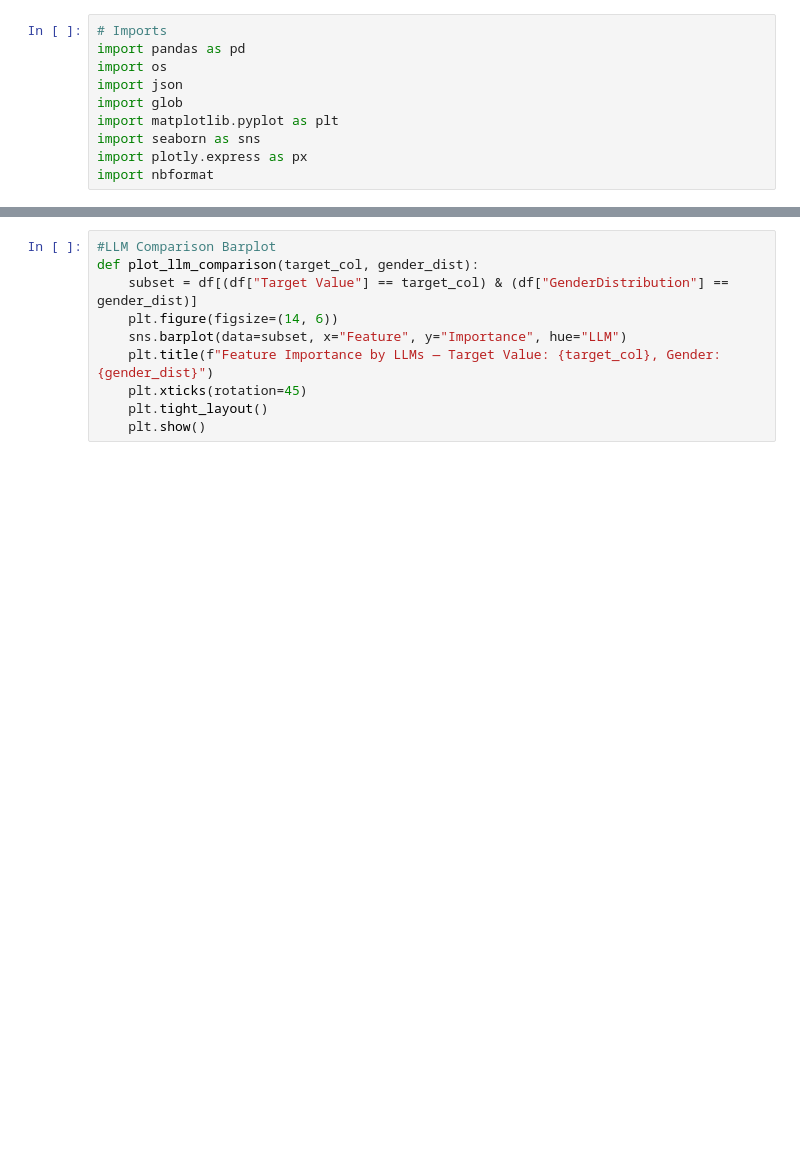
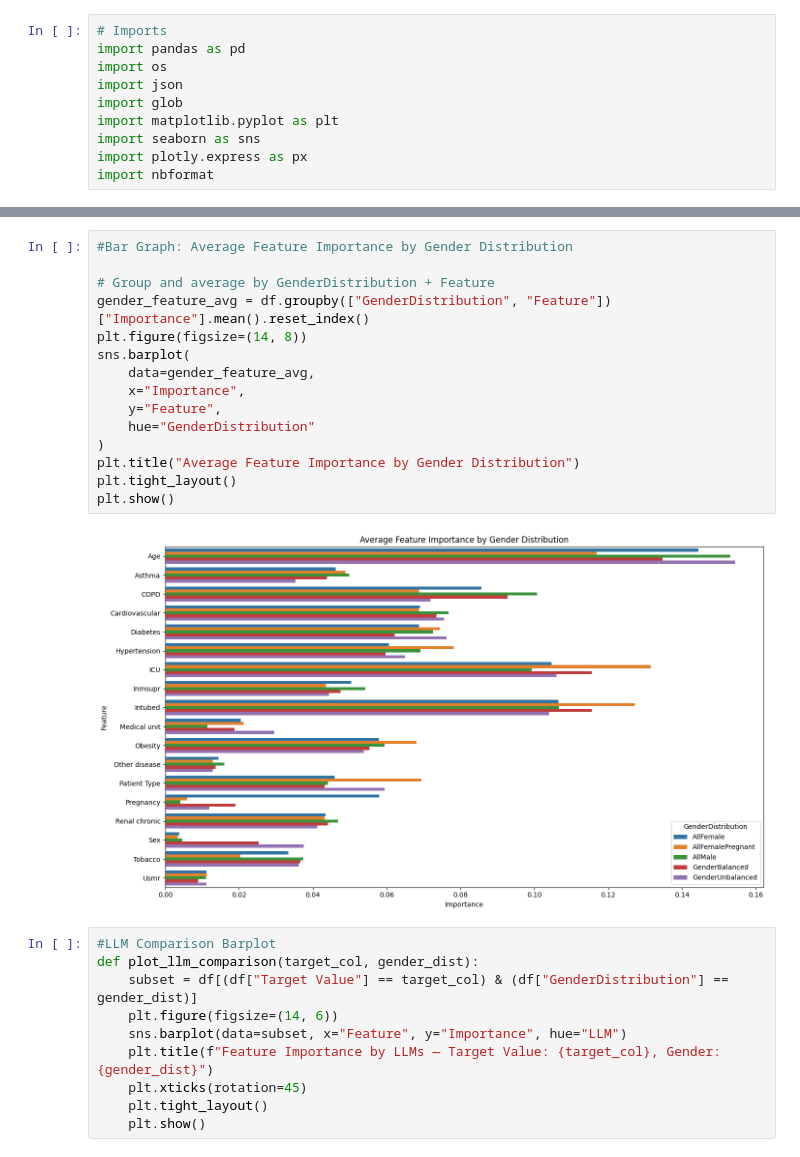
Before and after one commit to kailen-mccauley/ML_vs_LLM_COVID_GenderBias, a Jupyter notebook: Feature Importance Visualization/LLM_Feature_Importance_Visualization.ipynb, the cells around one changed output, grey strips where cells are left out. Drawn from its saved outputs; the diff is of its cells as text; blank space fills up the shorter version.

```diff
--- a/Feature Importance Visualization/LLM_Feature_Importance_Visualization.ipynb
+++ b/Feature Importance Visualization/LLM_Feature_Importance_Visualization.ipynb
@@ -77,3 +86,20 @@ plt.show()
+# %%
+#Bar Graph: Average Feature Importance by Gender Distribution
+
+# Group and average by GenderDistribution + Feature
+gender_feature_avg = df.groupby(["GenderDistribution", "Feature"])["Importance"].mean().reset_index()
+plt.figure(figsize=(14, 8))
+sns.barplot(
+    data=gender_feature_avg,
+    x="Importance",
+    y="Feature",
+    hue="GenderDistribution"
+)
+plt.title("Average Feature Importance by Gender Distribution")
+plt.tight_layout()
+plt.show()
+# %% [output]
+[figure, added]
 # %%
 #LLM Comparison Barplot
 def plot_llm_comparison(target_col, gender_dist):
```
Also changed, not shown: parts of 5 cells of this notebook.
